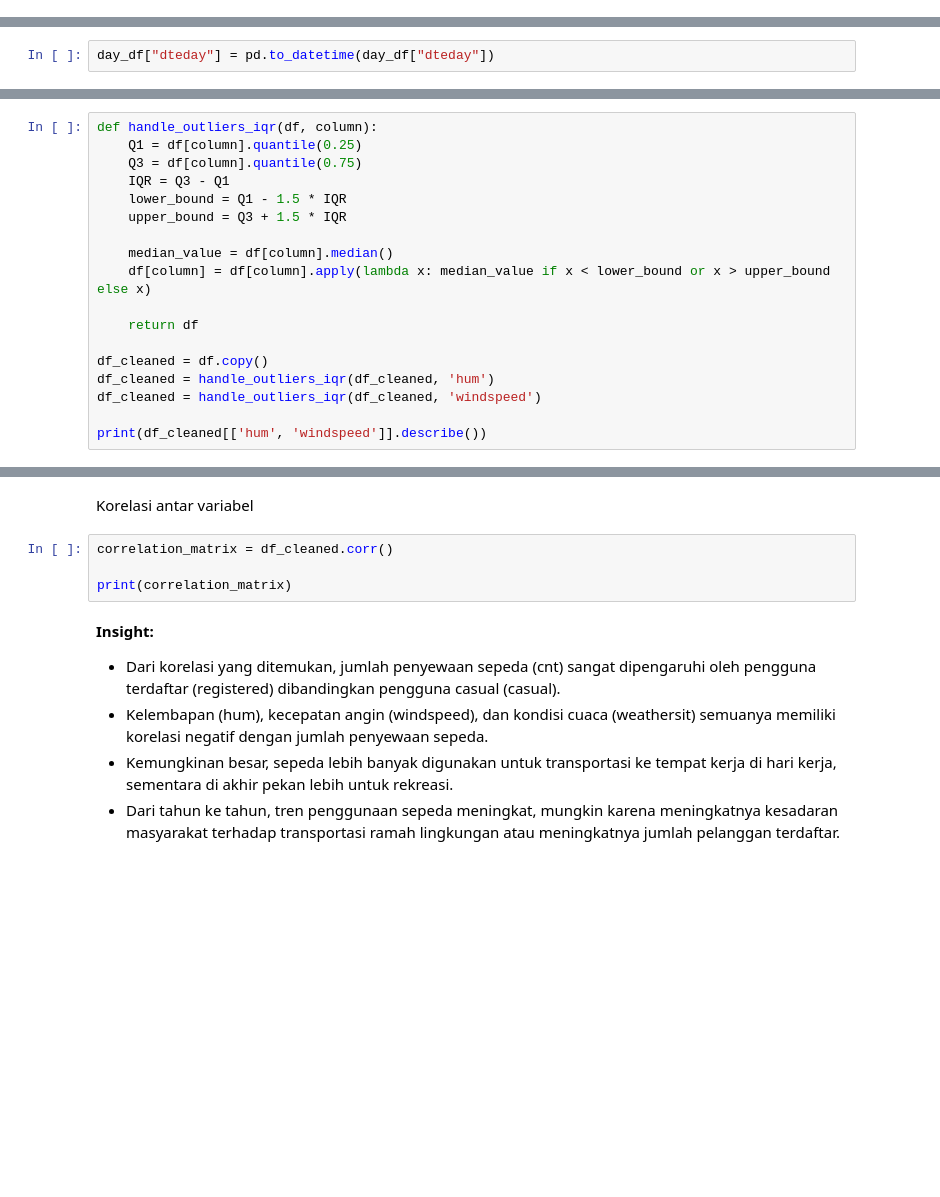
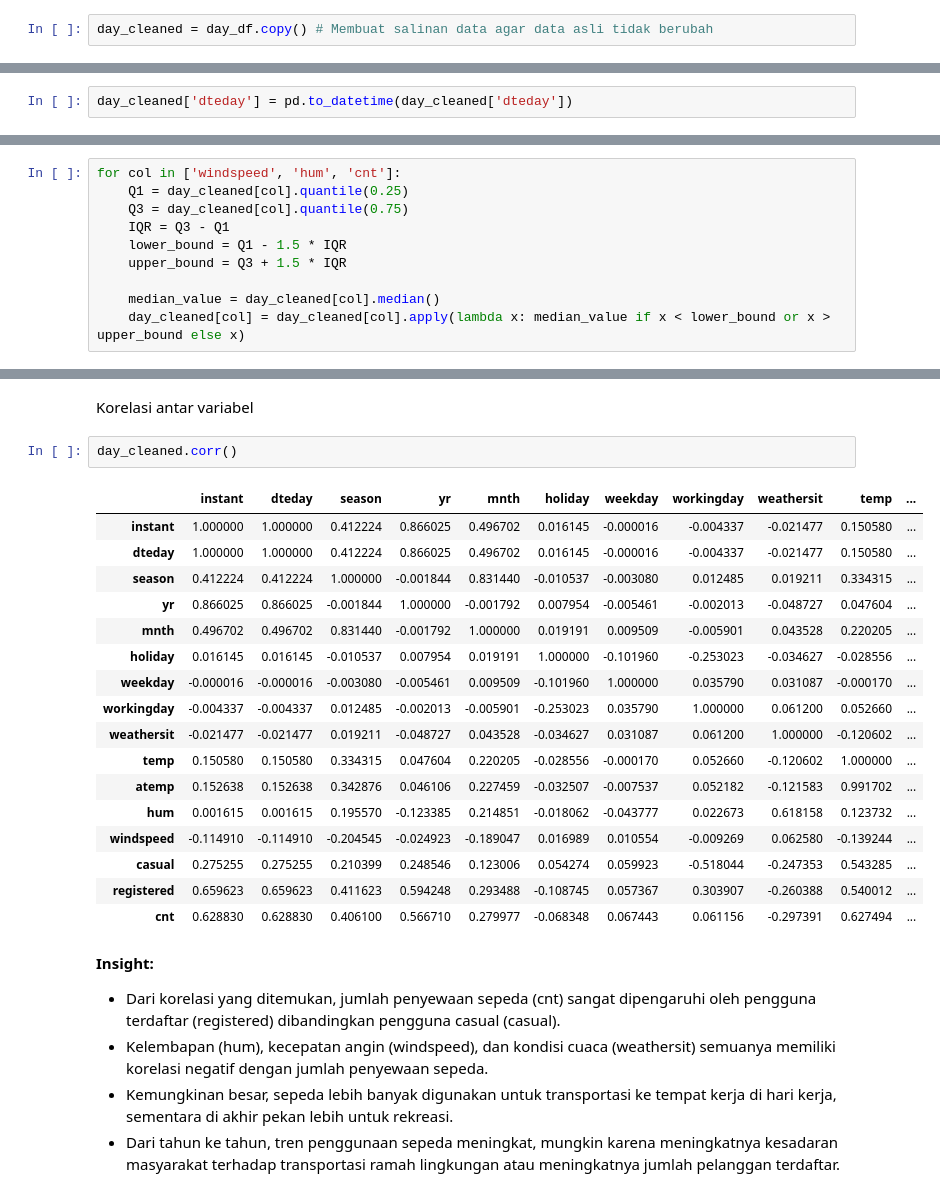
Before and after one commit to lisnarahma/Submission, a Jupyter notebook: notebook.ipynb, the cells around one changed output, grey strips where cells are left out. Drawn from its saved outputs; the diff is of its cells as text; blank space fills up the shorter version.

```diff
--- a/notebook.ipynb
+++ b/notebook.ipynb
@@ -156,7 +156,9 @@ dtype: int64
 - Untuk menjawab pertanyaan 1 dan 2 hanya dibutuhkan dataset day.csv, maka saya tidak akan menggunakan dataset hour.csv
 # %% [markdown]
 ### Cleaning Data
+# %%
+day_cleaned = day_df.copy() # Membuat salinan data agar data asli tidak berubah
 # %% [markdown]
 Mengubah kolom dteday menjadi tipe data date time
 # %%
-day_df["dteday"] = pd.to_datetime(day_df["dteday"])
+day_cleaned['dteday'] = pd.to_datetime(day_cleaned['dteday'])
@@ -165,20 +165,12 @@ NameError: name 'df' is not defined
 # %% [markdown]
 Mengganti outlier dengan median
 # %%
-def handle_outliers_iqr(df, column):
-    Q1 = df[column].quantile(0.25)
-    Q3 = df[column].quantile(0.75)
+for col in ['windspeed', 'hum', 'cnt']:
+    Q1 = day_cleaned[col].quantile(0.25)
+    Q3 = day_cleaned[col].quantile(0.75)
     IQR = Q3 - Q1
     lower_bound = Q1 - 1.5 * IQR
     upper_bound = Q3 + 1.5 * IQR
 
-    median_value = df[column].median()
-    df[column] = df[column].apply(lambda x: median_value if x < lower_bound or x > upper_bound else x)
-
-    return df
-
-df_cleaned = df.copy()
-df_cleaned = handle_outliers_iqr(df_cleaned, 'hum')
-df_cleaned = handle_outliers_iqr(df_cleaned, 'windspeed')
-
-print(df_cleaned[['hum', 'windspeed']].describe())
+    median_value = day_cleaned[col].median()
+    day_cleaned[col] = day_cleaned[col].apply(lambda x: median_value if x < lower_bound or x > upper_bound else x)
@@ -206,9 +230,25 @@ print(df_cleaned.info())
 # %% [markdown]
 Korelasi antar variabel
-# %%
-correlation_matrix = df_cleaned.corr()
-
-print(correlation_matrix)
+# %%
+day_cleaned.corr()
+# %% [output]
+|  | instant | dteday | season | yr | mnth | holiday | weekday | workingday | weathersit | temp | ... |
+| instant | 1.000000 | 1.000000 | 0.412224 | 0.866025 | 0.496702 | 0.016145 | -0.000016 | -0.004337 | -0.021477 | 0.150580 | ... |
+| dteday | 1.000000 | 1.000000 | 0.412224 | 0.866025 | 0.496702 | 0.016145 | -0.000016 | -0.004337 | -0.021477 | 0.150580 | ... |
+| season | 0.412224 | 0.412224 | 1.000000 | -0.001844 | 0.831440 | -0.010537 | -0.003080 | 0.012485 | 0.019211 | 0.334315 | ... |
+| yr | 0.866025 | 0.866025 | -0.001844 | 1.000000 | -0.001792 | 0.007954 | -0.005461 | -0.002013 | -0.048727 | 0.047604 | ... |
+| mnth | 0.496702 | 0.496702 | 0.831440 | -0.001792 | 1.000000 | 0.019191 | 0.009509 | -0.005901 | 0.043528 | 0.220205 | ... |
+| holiday | 0.016145 | 0.016145 | -0.010537 | 0.007954 | 0.019191 | 1.000000 | -0.101960 | -0.253023 | -0.034627 | -0.028556 | ... |
+| weekday | -0.000016 | -0.000016 | -0.003080 | -0.005461 | 0.009509 | -0.101960 | 1.000000 | 0.035790 | 0.031087 | -0.000170 | ... |
+| workingday | -0.004337 | -0.004337 | 0.012485 | -0.002013 | -0.005901 | -0.253023 | 0.035790 | 1.000000 | 0.061200 | 0.052660 | ... |
+| weathersit | -0.021477 | -0.021477 | 0.019211 | -0.048727 | 0.043528 | -0.034627 | 0.031087 | 0.061200 | 1.000000 | -0.120602 | ... |
+| temp | 0.150580 | 0.150580 | 0.334315 | 0.047604 | 0.220205 | -0.028556 | -0.000170 | 0.052660 | -0.120602 | 1.000000 | ... |
+| atemp | 0.152638 | 0.152638 | 0.342876 | 0.046106 | 0.227459 | -0.032507 | -0.007537 | 0.052182 | -0.121583 | 0.991702 | ... |
+| hum | 0.001615 | 0.001615 | 0.195570 | -0.123385 | 0.214851 | -0.018062 | -0.043777 | 0.022673 | 0.618158 | 0.123732 | ... |
+| windspeed | -0.114910 | -0.114910 | -0.204545 | -0.024923 | -0.189047 | 0.016989 | 0.010554 | -0.009269 | 0.062580 | -0.139244 | ... |
+| casual | 0.275255 | 0.275255 | 0.210399 | 0.248546 | 0.123006 | 0.054274 | 0.059923 | -0.518044 | -0.247353 | 0.543285 | ... |
+| registered | 0.659623 | 0.659623 | 0.411623 | 0.594248 | 0.293488 | -0.108745 | 0.057367 | 0.303907 | -0.260388 | 0.540012 | ... |
+| cnt | 0.628830 | 0.628830 | 0.406100 | 0.566710 | 0.279977 | -0.068348 | 0.067443 | 0.061156 | -0.297391 | 0.627494 | ... |
 # %% [markdown]
 **Insight:**
 - Dari korelasi yang ditemukan, jumlah penyewaan sepeda (cnt) sangat dipengaruhi oleh pengguna terdaftar (registered) dibandingkan pengguna casual (casual).
```
Also changed, not shown: parts of 8 cells of this notebook.
